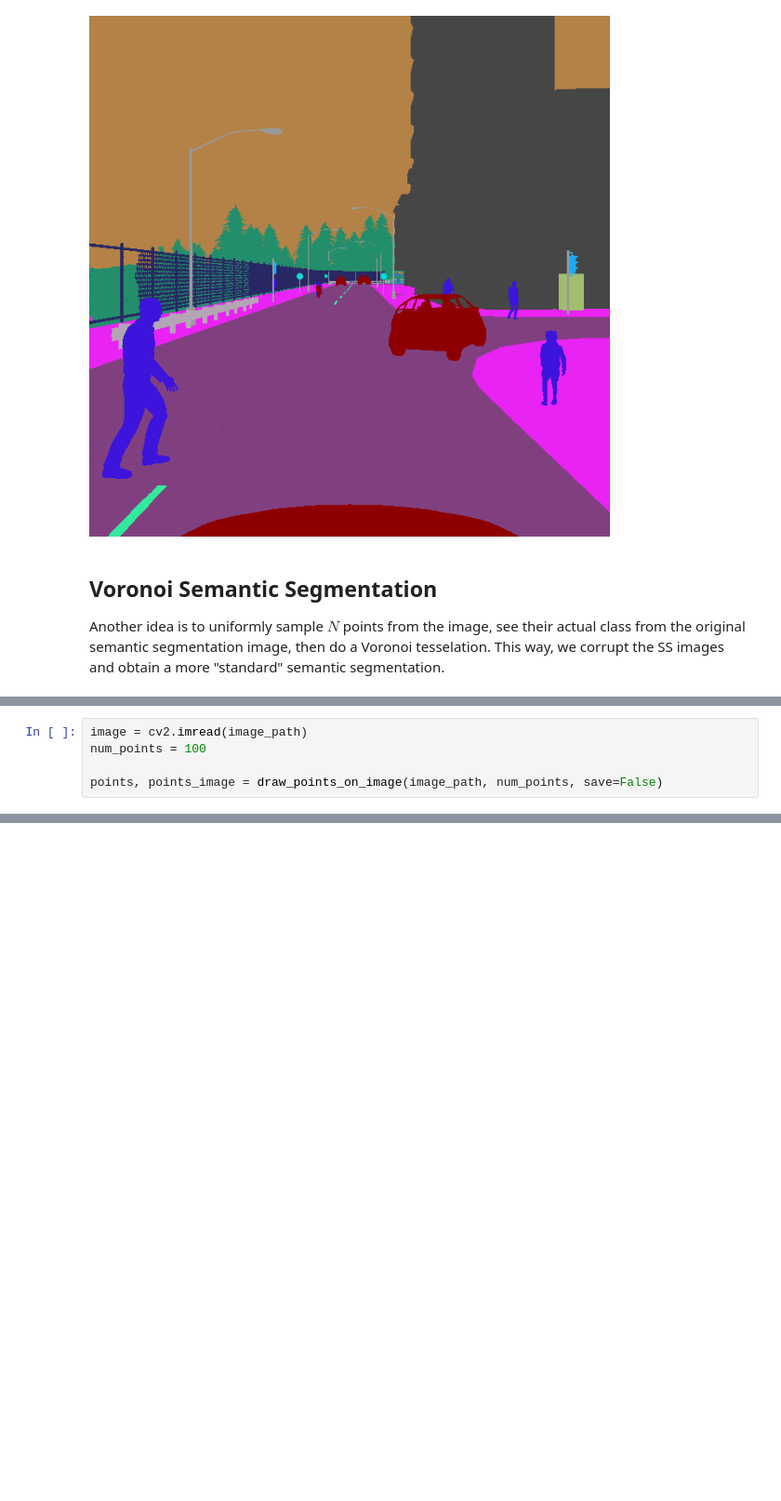
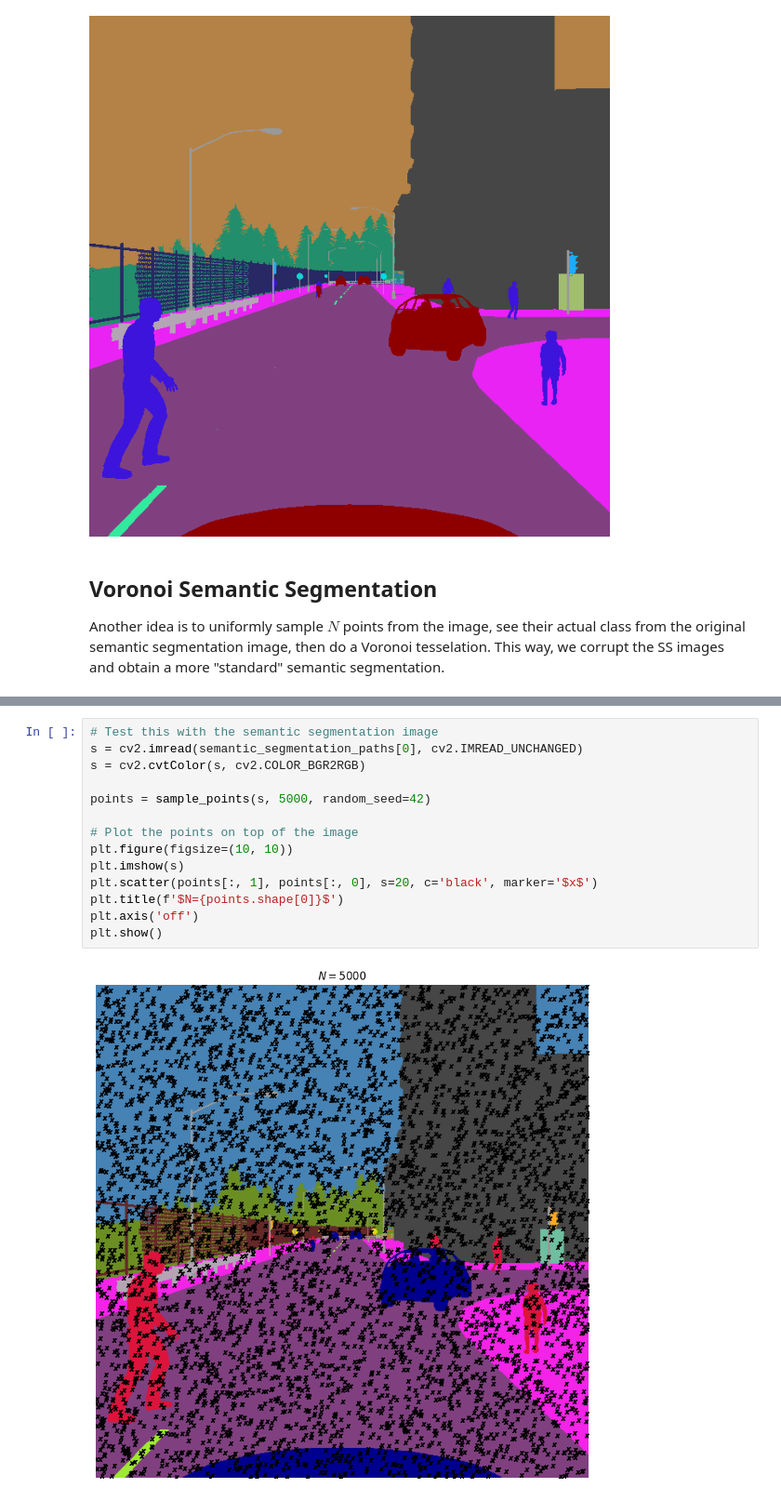
Before and after one commit to yixiao1/CILv2_multiview, a Jupyter notebook: 14_imperfect_ss.ipynb, the cells around one changed output, grey strips where cells are left out. Shown at 93% size. Drawn from its saved outputs; the diff is of its cells as text; blank space fills up the shorter version.

```diff
--- a/14_imperfect_ss.ipynb
+++ b/14_imperfect_ss.ipynb
@@ -340,5 +270,0 @@ def draw_points_on_image(image_path, num_points, save: bool = False):
-# %%
-image = cv2.imread(image_path)
-num_points = 100
-
-points, points_image = draw_points_on_image(image_path, num_points, save=False)
@@ -392,0 +367,16 @@ for region, label in zip(vor.regions, labels):
+# %%
+# Test this with the semantic segmentation image
+s = cv2.imread(semantic_segmentation_paths[0], cv2.IMREAD_UNCHANGED)
+s = cv2.cvtColor(s, cv2.COLOR_BGR2RGB)
+
+points = sample_points(s, 5000, random_seed=42)
+
+# Plot the points on top of the image
+plt.figure(figsize=(10, 10))
+plt.imshow(s)
+plt.scatter(points[:, 1], points[:, 0], s=20, c='black', marker='$x$')
+plt.title(f'$N={points.shape[0]}$')
+plt.axis('off')
+plt.show()
+# %% [output]
+[figure, added]
```
Also changed, not shown: parts of 16 cells of this notebook, 8 other files.
